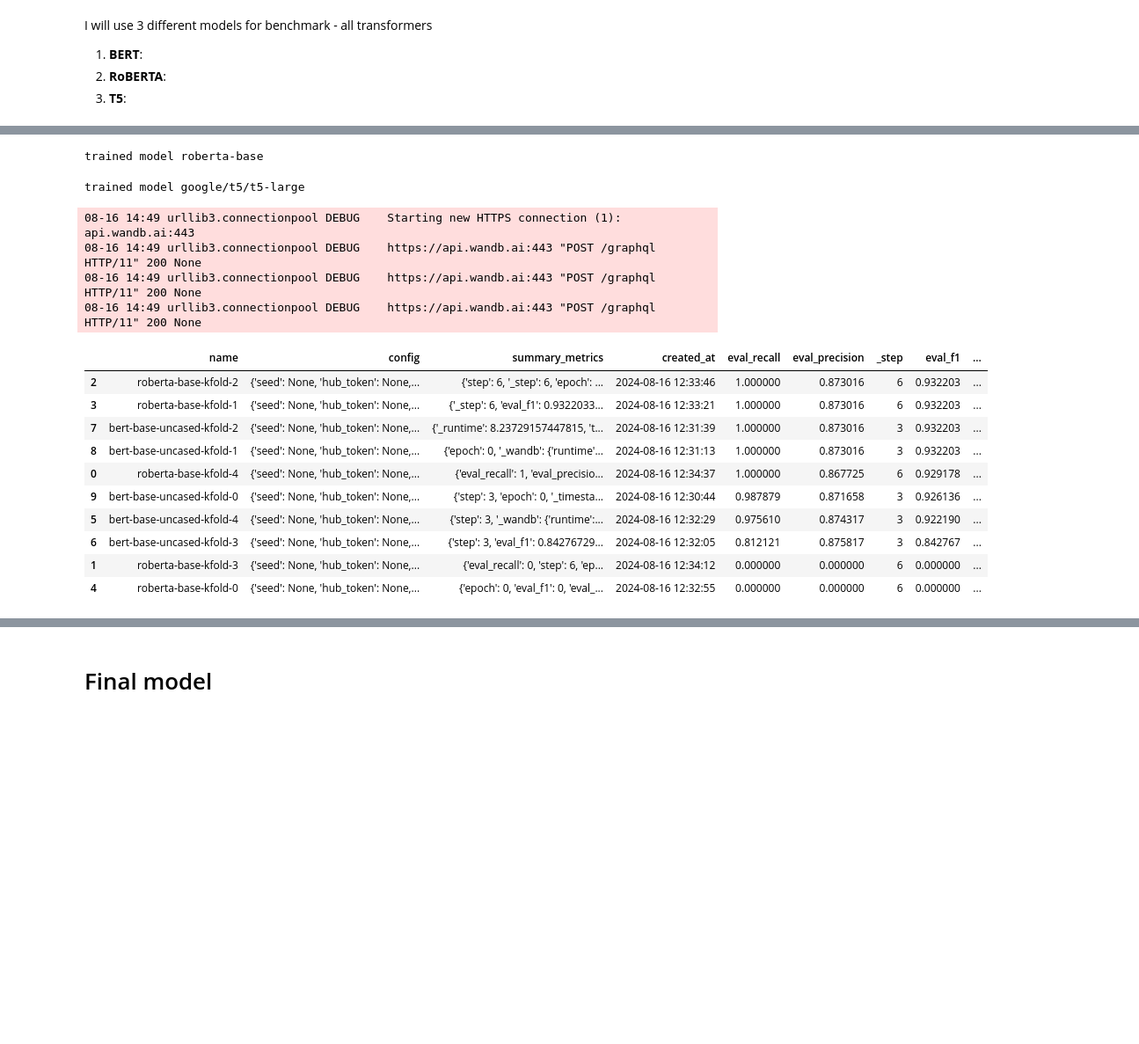
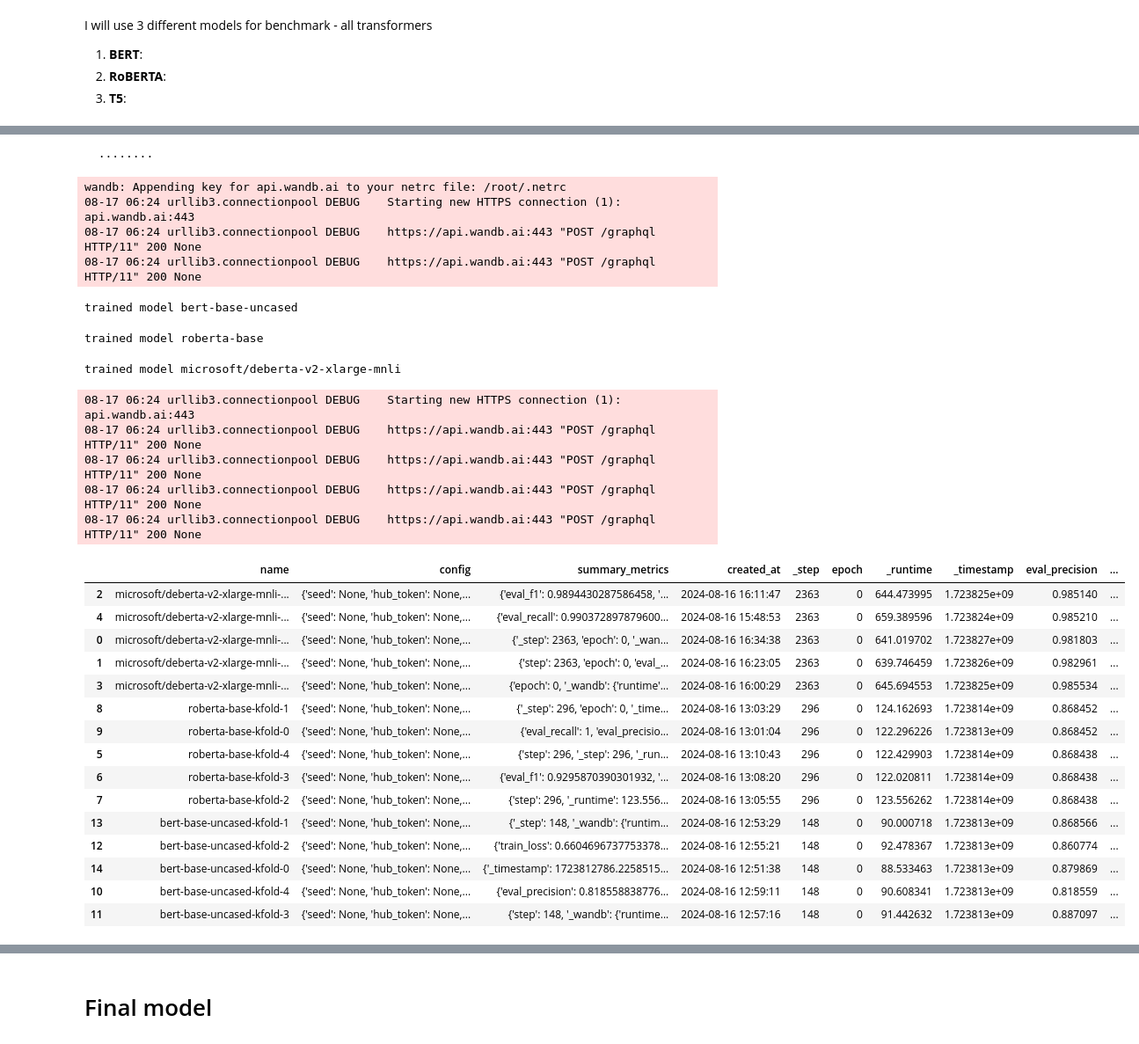
Before and after one commit to ArturTan/introduction-to-deep-learning-boulder, a Jupyter notebook: notebooks/Report.ipynb, the cells around one changed output, grey strips where cells are left out. Shown: that part at 88% size. Drawn from its saved outputs; the diff is of its cells as text; code cells hidden in the pictures; blank space fills up the shorter version.

```diff
--- a/notebooks/Report.ipynb
+++ b/notebooks/Report.ipynb
@@ -630,22 +637,0 @@ id2word = {id: word for word, id in vectorizer.vocabulary_.items()}
-# %%
-condition_range = np.logical_and(1000 > words[0], words[0] > 1)
-
-new_stop_words = []
-for i in np.argwhere(~condition_range):
-    new_stop_words.append(id2word[i[0]])
-
-keep_words = []
-for i in np.argwhere(condition_range):
-    keep_words.append(id2word[i[0]])
-
-digit_pattern = re.compile("\d+")
-
-keep_words = set([word for word in keep_words if not digit_pattern.search(word)])
-
-len(new_stop_words), len(keep_words)
-text_lemmatized = [
-    " ".join([word.lower() for word in text.split() if word.lower() in keep_words])
-    for text in train_data.text_lematized
-]
-
-train_data["text_lematized"] = text_lemmatized
@@ -697,6 +647,6 @@ I will use 3 different models for benchmark - all transformers
 # %%
 
-df = pd.read_csv("../data/training_data.csv").sample(frac=0.5).reset_index(drop=True)
+df = pd.read_csv("../data/final_train_data.csv").sample(frac=0.01).reset_index(drop=True)
 
 skf = StratifiedKFold(n_splits=5, random_state=1, shuffle=True)
 
@@ -708,7 +658,7 @@ for fold, (train_index, test_index) in enumerate(skf.split(X=df, y=df['mapped_se
 for model, batch_size in [
     # ["bert-base-uncased", 128],
              # [ "roberta-base", 64],/
-              ["google/gemma-2-2b", 128]
+              ["microsoft/deberta-v2-xlarge-mnli", 2] # using zero optimization
 ]:
     max_length  =256
     if model =="google/gemma-2-2b":
@@ -739,7 +671,7 @@ import pandas as pd
 models = [
     "bert-base-uncased",
     "roberta-base",
-    "google/t5/t5-large"
+    "microsoft/deberta-v2-xlarge-mnli"
 ]
 
 import wandb
@@ -780,17 +720,29 @@ trained model bert-base-uncased
-trained model roberta-base
+  ········
-trained model google/t5/t5-large
+wandb: Appending key for api.wandb.ai to your netrc file: /root/.netrc
+08-17 06:24 urllib3.connectionpool DEBUG    Starting new HTTPS connection (1): api.wandb.ai:443
+08-17 06:24 urllib3.connectionpool DEBUG    https://api.wandb.ai:443 "POST /graphql HTTP/11" 200 None
+08-17 06:24 urllib3.connectionpool DEBUG    https://api.wandb.ai:443 "POST /graphql HTTP/11" 200 None
-08-16 14:49 urllib3.connectionpool DEBUG    Starting new HTTPS connection (1): api.wandb.ai:443
-08-16 14:49 urllib3.connectionpool DEBUG    https://api.wandb.ai:443 "POST /graphql HTTP/11" 200 None
-08-16 14:49 urllib3.connectionpool DEBUG    https://api.wandb.ai:443 "POST /graphql HTTP/11" 200 None
-08-16 14:49 urllib3.connectionpool DEBUG    https://api.wandb.ai:443 "POST /graphql HTTP/11" 200 None
+trained model bert-base-uncased
+trained model roberta-base
+trained model microsoft/deberta-v2-xlarge-mnli
+08-17 06:24 urllib3.connectionpool DEBUG    Starting new HTTPS connection (1): api.wandb.ai:443
+08-17 06:24 urllib3.connectionpool DEBUG    https://api.wandb.ai:443 "POST /graphql HTTP/11" 200 None
+08-17 06:24 urllib3.connectionpool DEBUG    https://api.wandb.ai:443 "POST /graphql HTTP/11" 200 None
+08-17 06:24 urllib3.connectionpool DEBUG    https://api.wandb.ai:443 "POST /graphql HTTP/11" 200 None
+08-17 06:24 urllib3.connectionpool DEBUG    https://api.wandb.ai:443 "POST /graphql HTTP/11" 200 None
-|  | name | config | summary_metrics | created_at | eval_recall | eval_precision | _step | eval_f1 | ... |
-| 2 | roberta-base-kfold-2 | {'seed': None, 'hub_token': None,... | {'step': 6, '_step': 6, 'epoch': ... | 2024-08-16 12:33:46 | 1.000000 | 0.873016 | 6 | 0.932203 | ... |
-| 3 | roberta-base-kfold-1 | {'seed': None, 'hub_token': None,... | {'_step': 6, 'eval_f1': 0.9322033... | 2024-08-16 12:33:21 | 1.000000 | 0.873016 | 6 | 0.932203 | ... |
-| 7 | bert-base-uncased-kfold-2 | {'seed': None, 'hub_token': None,... | {'_runtime': 8.23729157447815, 't... | 2024-08-16 12:31:39 | 1.000000 | 0.873016 | 3 | 0.932203 | ... |
-| 8 | bert-base-uncased-kfold-1 | {'seed': None, 'hub_token': None,... | {'epoch': 0, '_wandb': {'runtime'... | 2024-08-16 12:31:13 | 1.000000 | 0.873016 | 3 | 0.932203 | ... |
-| 0 | roberta-base-kfold-4 | {'seed': None, 'hub_token': None,... | {'eval_recall': 1, 'eval_precisio... | 2024-08-16 12:34:37 | 1.000000 | 0.867725 | 6 | 0.929178 | ... |
-| 9 | bert-base-uncased-kfold-0 | {'seed': None, 'hub_token': None,... | {'step': 3, 'epoch': 0, '_timesta... | 2024-08-16 12:30:44 | 0.987879 | 0.871658 | 3 | 0.926136 | ... |
-| 5 | bert-base-uncased-kfold-4 | {'seed': None, 'hub_token': None,... | {'step': 3, '_wandb': {'runtime':... | 2024-08-16 12:32:29 | 0.975610 | 0.874317 | 3 | 0.922190 | ... |
-| 6 | bert-base-uncased-kfold-3 | {'seed': None, 'hub_token': None,... | {'step': 3, 'eval_f1': 0.84276729... | 2024-08-16 12:32:05 | 0.812121 | 0.875817 | 3 | 0.842767 | ... |
-| 1 | roberta-base-kfold-3 | {'seed': None, 'hub_token': None,... | {'eval_recall': 0, 'step': 6, 'ep... | 2024-08-16 12:34:12 | 0.000000 | 0.000000 | 6 | 0.000000 | ... |
-| 4 | roberta-base-kfold-0 | {'seed': None, 'hub_token': None,... | {'epoch': 0, 'eval_f1': 0, 'eval_... | 2024-08-16 12:32:55 | 0.000000 | 0.000000 | 6 | 0.000000 | ... |
+|  | name | config | summary_metrics | created_at | _step | epoch | _runtime | _timestamp | eval_precision | ... |
+| 2 | microsoft/deberta-v2-xlarge-mnli-... | {'seed': None, 'hub_token': None,... | {'eval_f1': 0.9894430287586458, '... | 2024-08-16 16:11:47 | 2363 | 0 | 644.473995 | 1.723825e+09 | 0.985140 | ... |
+| 4 | microsoft/deberta-v2-xlarge-mnli-... | {'seed': None, 'hub_token': None,... | {'eval_recall': 0.990372897879600... | 2024-08-16 15:48:53 | 2363 | 0 | 659.389596 | 1.723824e+09 | 0.985210 | ... |
+| 0 | microsoft/deberta-v2-xlarge-mnli-... | {'seed': None, 'hub_token': None,... | {'_step': 2363, 'epoch': 0, '_wan... | 2024-08-16 16:34:38 | 2363 | 0 | 641.019702 | 1.723827e+09 | 0.981803 | ... |
+| 1 | microsoft/deberta-v2-xlarge-mnli-... | {'seed': None, 'hub_token': None,... | {'step': 2363, 'epoch': 0, 'eval_... | 2024-08-16 16:23:05 | 2363 | 0 | 639.746459 | 1.723826e+09 | 0.982961 | ... |
+| 3 | microsoft/deberta-v2-xlarge-mnli-... | {'seed': None, 'hub_token': None,... | {'epoch': 0, '_wandb': {'runtime'... | 2024-08-16 16:00:29 | 2363 | 0 | 645.694553 | 1.723825e+09 | 0.985534 | ... |
+| 8 | roberta-base-kfold-1 | {'seed': None, 'hub_token': None,... | {'_step': 296, 'epoch': 0, '_time... | 2024-08-16 13:03:29 | 296 | 0 | 124.162693 | 1.723814e+09 | 0.868452 | ... |
+| 9 | roberta-base-kfold-0 | {'seed': None, 'hub_token': None,... | {'eval_recall': 1, 'eval_precisio... | 2024-08-16 13:01:04 | 296 | 0 | 122.296226 | 1.723813e+09 | 0.868452 | ... |
+| 5 | roberta-base-kfold-4 | {'seed': None, 'hub_token': None,... | {'step': 296, '_step': 296, '_run... | 2024-08-16 13:10:43 | 296 | 0 | 122.429903 | 1.723814e+09 | 0.868438 | ... |
+| 6 | roberta-base-kfold-3 | {'seed': None, 'hub_token': None,... | {'eval_f1': 0.9295870390301932, '... | 2024-08-16 13:08:20 | 296 | 0 | 122.020811 | 1.723814e+09 | 0.868438 | ... |
+| 7 | roberta-base-kfold-2 | {'seed': None, 'hub_token': None,... | {'step': 296, '_runtime': 123.556... | 2024-08-16 13:05:55 | 296 | 0 | 123.556262 | 1.723814e+09 | 0.868438 | ... |
+| 13 | bert-base-uncased-kfold-1 | {'seed': None, 'hub_token': None,... | {'_step': 148, '_wandb': {'runtim... | 2024-08-16 12:53:29 | 148 | 0 | 90.000718 | 1.723813e+09 | 0.868566 | ... |
+| 12 | bert-base-uncased-kfold-2 | {'seed': None, 'hub_token': None,... | {'train_loss': 0.6604696737753378... | 2024-08-16 12:55:21 | 148 | 0 | 92.478367 | 1.723813e+09 | 0.860774 | ... |
+| 14 | bert-base-uncased-kfold-0 | {'seed': None, 'hub_token': None,... | {'_timestamp': 1723812786.2258515... | 2024-08-16 12:51:38 | 148 | 0 | 88.533463 | 1.723813e+09 | 0.879869 | ... |
+| 10 | bert-base-uncased-kfold-4 | {'seed': None, 'hub_token': None,... | {'eval_precision': 0.818558838776... | 2024-08-16 12:59:11 | 148 | 0 | 90.608341 | 1.723813e+09 | 0.818559 | ... |
+| 11 | bert-base-uncased-kfold-3 | {'seed': None, 'hub_token': None,... | {'step': 148, '_wandb': {'runtime... | 2024-08-16 12:57:16 | 148 | 0 | 91.442632 | 1.723813e+09 | 0.887097 | ... |
```
Also changed, not shown: parts of 66 cells of this notebook, 1 other file.
